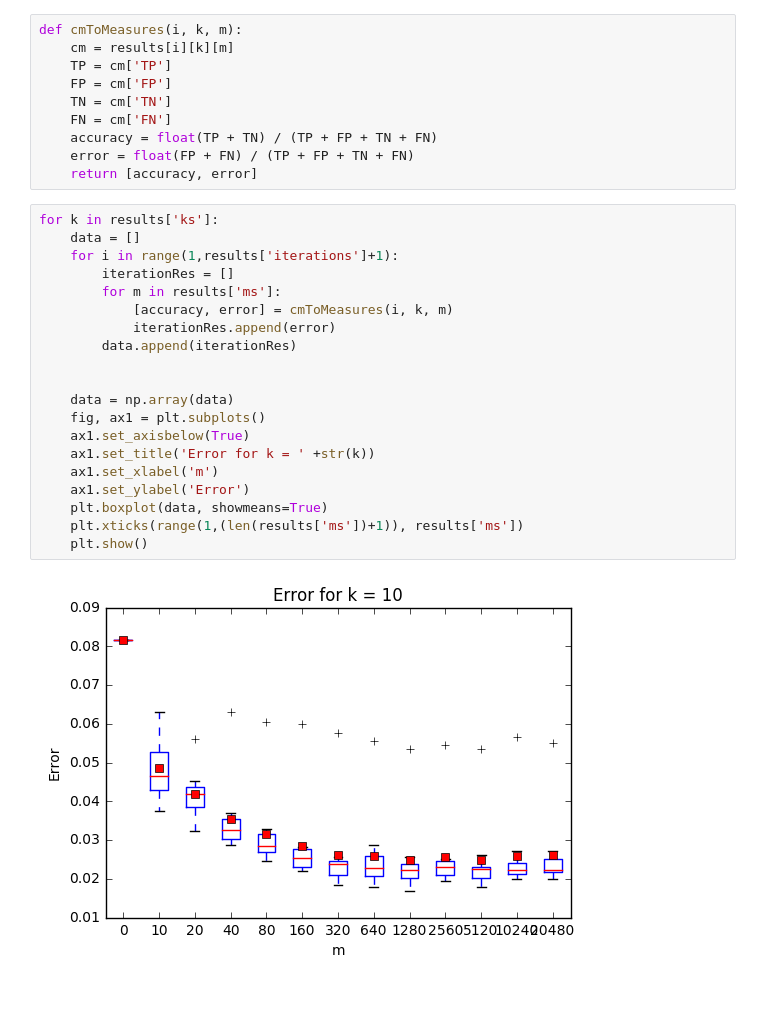
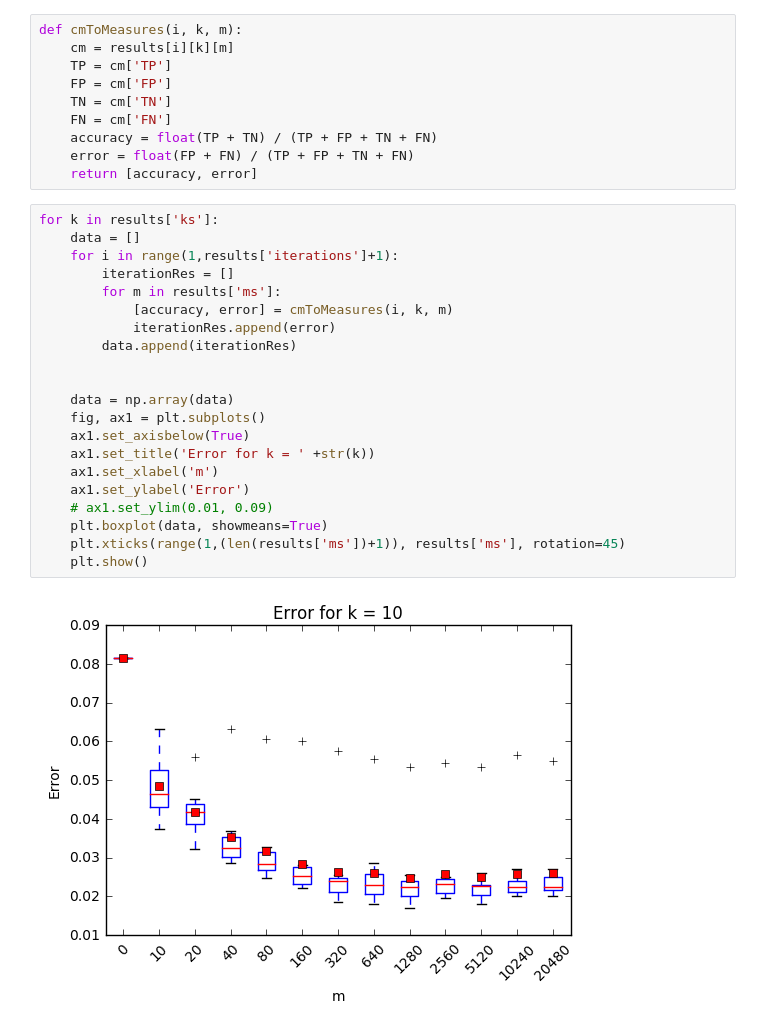
Before and after one commit to JohannesHeidecke/UPC-MAI-CI, a Jupyter notebook: Code/Results.ipynb, the cells around one changed output. Saved outputs shown, nothing was run; the diff lists cells and outputs as text; blank space fills up the shorter version.

Commit message:
updated results notebook, images to be found in Report/img

```diff
--- a/Code/Results.ipynb
+++ b/Code/Results.ipynb
@@ -76,22 +76,23 @@ def cmToMeasures(i, k, m):
 # %%
 for k in results['ks']:
     data = []
     for i in range(1,results['iterations']+1):
         iterationRes = []
         for m in results['ms']:
             [accuracy, error] = cmToMeasures(i, k, m)
             iterationRes.append(error)
         data.append(iterationRes)
 
 
     data = np.array(data)
     fig, ax1 = plt.subplots()
     ax1.set_axisbelow(True)
     ax1.set_title('Error for k = ' +str(k))
     ax1.set_xlabel('m')
     ax1.set_ylabel('Error')
+    # ax1.set_ylim(0.01, 0.09)
     plt.boxplot(data, showmeans=True)
-    plt.xticks(range(1,(len(results['ms'])+1)), results['ms'])
+    plt.xticks(range(1,(len(results['ms'])+1)), results['ms'], rotation=45)
     plt.show()
 # %% [output]
-[figure, old version]
+[figure, new version]
```
Also changed, not shown: parts of 7 cells of this notebook, 26 other files.
